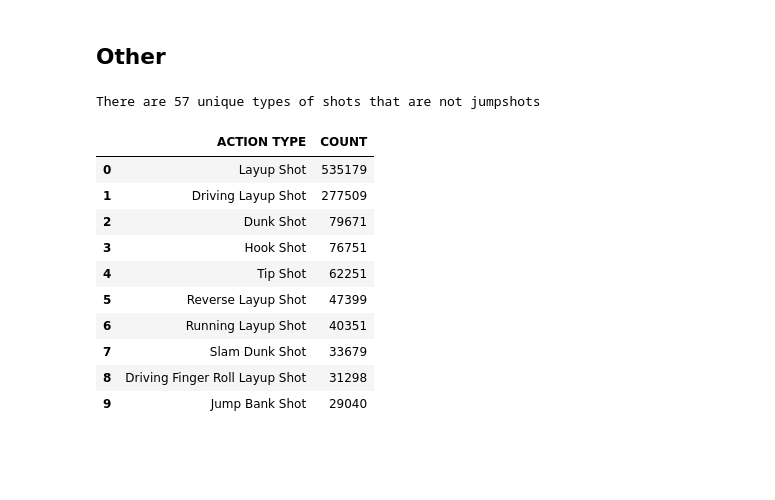
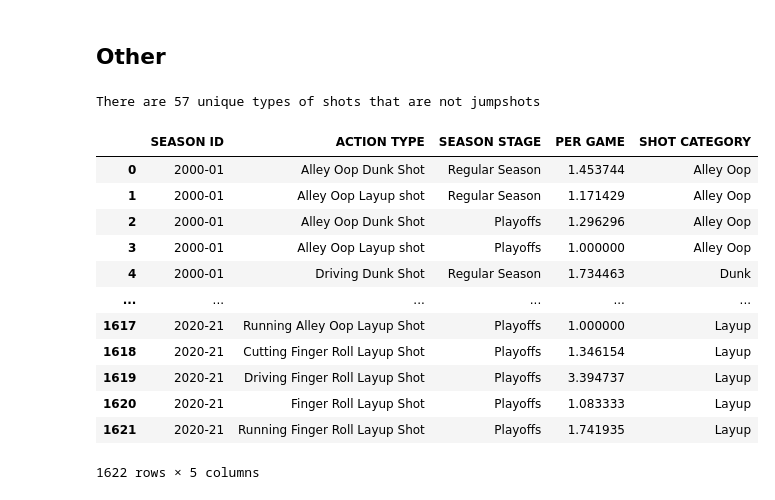
Before and after one commit to kmcsquared/TFM, a Jupyter notebook: shots.ipynb, the cells around one changed output. Drawn from its saved outputs; the diff is of its cells as text; code cells hidden in the pictures; blank space fills up the shorter version.

```diff
--- a/shots.ipynb
+++ b/shots.ipynb
@@ -689,3 +689,27 @@ Alley Oop & Dunk / Alley Oop & Layup / Bank Shot / Bank Shot & Fadeaway / Dunk /
 | 1726 | 2020-21 | Turnaround Jump Shot | Regular Season | 2.859110 | Jump Shot |
 | 1727 | 2020-21 | Turnaround Jump Shot | Playoffs | 3.375000 | Jump Shot |
 1728 rows × 5 columns
+# %%
+# Shots can belong to multiple categories, so
+# count separately for categories with &
+for category in action_types['SHOT CATEGORY'].unique():
+    if '&' in category:
+        cat_1, cat_2 = category.split(' & ')
+        rows_to_remove = action_types[action_types['SHOT CATEGORY'] == category].copy()
+
+        for new_category in [cat_1, cat_2]:
+            df_new_cat = rows_to_remove.copy()
+            df_new_cat['SHOT CATEGORY'] = new_category
+            action_types = pd.concat([action_types, df_new_cat], ignore_index=True)
+
+# Remove records whose categories contain &
+action_types = action_types[~action_types['SHOT CATEGORY'].str.contains('&')]
+action_types.sort_values(
+    by=['SEASON ID', 'SHOT CATEGORY', 'SEASON STAGE'],
+    ascending=(True, True, False),
+    inplace=True
+)
+
+action_types.reset_index(drop=True, inplace=True)
+
+action_types
@@ -795,20 +877,20 @@ plt.show()
 # %%
 non_jumpshots = action_types[~action_types['ACTION TYPE'].str.lower().str.contains('jump shot')].reset_index(drop=True)
 print('There are {} unique types of shots that are not jumpshots'.format(len(non_jumpshots['ACTION TYPE'].unique())))
 
-# Show top 10
-top_non_jumpshots = non_jumpshots.groupby('ACTION TYPE').sum().sort_values('COUNT', ascending=False)[:10].reset_index()['ACTION TYPE']
-non_jumpshots.groupby('ACTION TYPE').sum().sort_values('COUNT', ascending=False)[:10].reset_index()
+non_jumpshots
 # %% [output]
 There are 57 unique types of shots that are not jumpshots
-|  | ACTION TYPE | COUNT |
-| 0 | Layup Shot | 535179 |
-| 1 | Driving Layup Shot | 277509 |
-| 2 | Dunk Shot | 79671 |
-| 3 | Hook Shot | 76751 |
-| 4 | Tip Shot | 62251 |
-| 5 | Reverse Layup Shot | 47399 |
-| 6 | Running Layup Shot | 40351 |
-| 7 | Slam Dunk Shot | 33679 |
-| 8 | Driving Finger Roll Layup Shot | 31298 |
-| 9 | Jump Bank Shot | 29040 |
+|  | SEASON ID | ACTION TYPE | SEASON STAGE | PER GAME | SHOT CATEGORY |
+| 0 | 2000-01 | Alley Oop Dunk Shot | Regular Season | 1.453744 | Alley Oop |
+| 1 | 2000-01 | Alley Oop Layup shot | Regular Season | 1.171429 | Alley Oop |
+| 2 | 2000-01 | Alley Oop Dunk Shot | Playoffs | 1.296296 | Alley Oop |
+| 3 | 2000-01 | Alley Oop Layup shot | Playoffs | 1.000000 | Alley Oop |
+| 4 | 2000-01 | Driving Dunk Shot | Regular Season | 1.734463 | Dunk |
+| ... | ... | ... | ... | ... | ... |
+| 1617 | 2020-21 | Running Alley Oop Layup Shot | Playoffs | 1.000000 | Layup |
+| 1618 | 2020-21 | Cutting Finger Roll Layup Shot | Playoffs | 1.346154 | Layup |
+| 1619 | 2020-21 | Driving Finger Roll Layup Shot | Playoffs | 3.394737 | Layup |
+| 1620 | 2020-21 | Finger Roll Layup Shot | Playoffs | 1.083333 | Layup |
+| 1621 | 2020-21 | Running Finger Roll Layup Shot | Playoffs | 1.741935 | Layup |
+1622 rows × 5 columns
```
Also changed, not shown: parts of 11 cells of this notebook.
